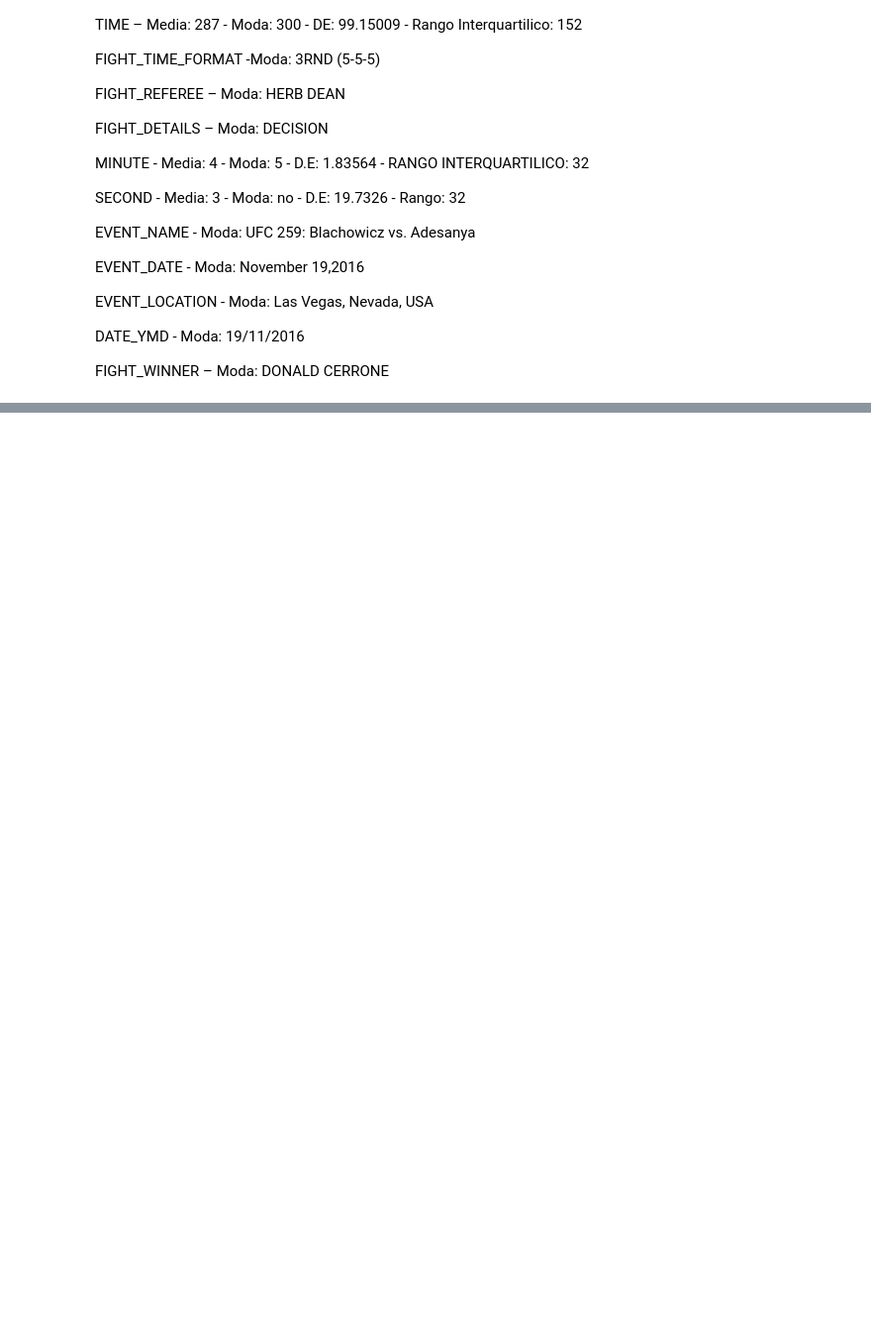
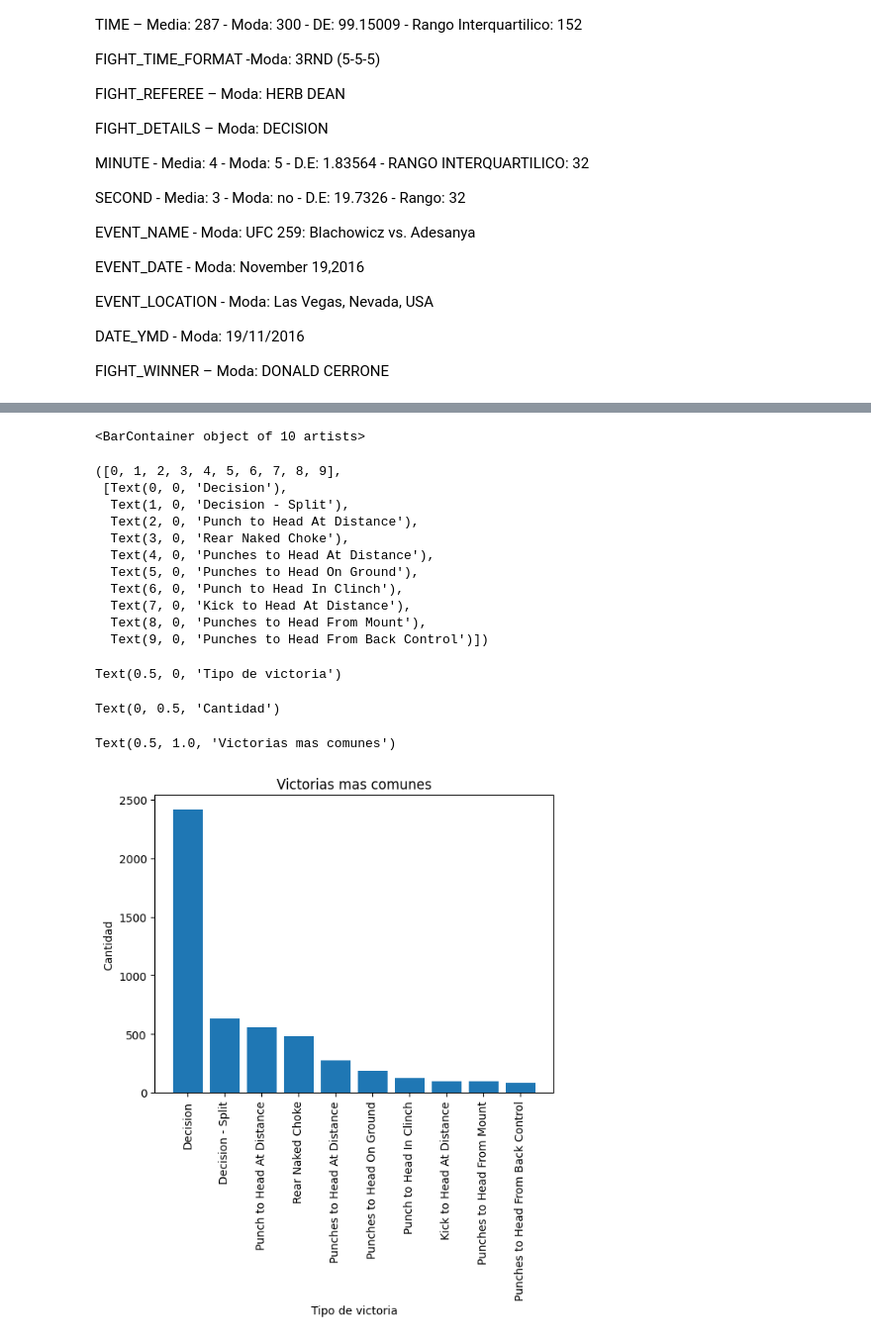
Before and after one commit to YaotecatlMtz/analisisUFC, a Jupyter notebook: proyecto_test.ipynb, the cells around one changed output, grey strips where cells are left out. Shown: that part at 99% size. Cells and saved outputs as stored; diff of their text form; code cells hidden in the pictures; blank space fills up the shorter version.

```diff
--- a/proyecto_test.ipynb
+++ b/proyecto_test.ipynb
@@ -433,0 +436,28 @@ plt.plot()
+# %%
+fightDetails = df['FIGHT_DETAILS'].value_counts()
+topFightEndUp = fightDetails.head(10)
+plt.bar(topFightEndUp.index, topFightEndUp.values)
+plt.xticks(rotation=90)
+
+plt.xlabel('Tipo de victoria')
+plt.ylabel('Cantidad')
+plt.title('Victorias mas comunes')
+
+plt.show()
+# %% [output]
+<BarContainer object of 10 artists>
+([0, 1, 2, 3, 4, 5, 6, 7, 8, 9],
+ [Text(0, 0, 'Decision'),
+  Text(1, 0, 'Decision - Split'),
+  Text(2, 0, 'Punch to Head At Distance'),
+  Text(3, 0, 'Rear Naked Choke'),
+  Text(4, 0, 'Punches to Head At Distance'),
+  Text(5, 0, 'Punches to Head On Ground'),
+  Text(6, 0, 'Punch to Head In Clinch'),
+  Text(7, 0, 'Kick to Head At Distance'),
+  Text(8, 0, 'Punches to Head From Mount'),
+  Text(9, 0, 'Punches to Head From Back Control')])
+Text(0.5, 0, 'Tipo de victoria')
+Text(0, 0.5, 'Cantidad')
+Text(0.5, 1.0, 'Victorias mas comunes')
+[figure, added]
```
Also changed, not shown: parts of 25 cells of this notebook, 1 other file.
